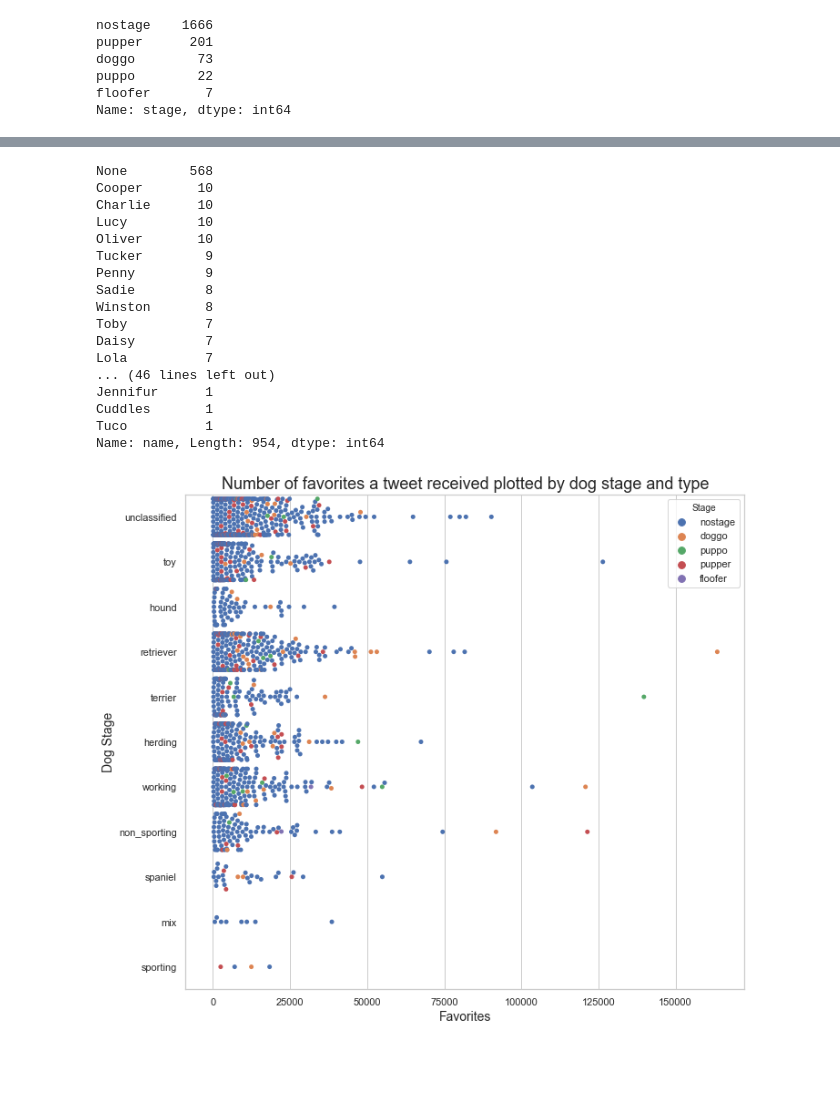
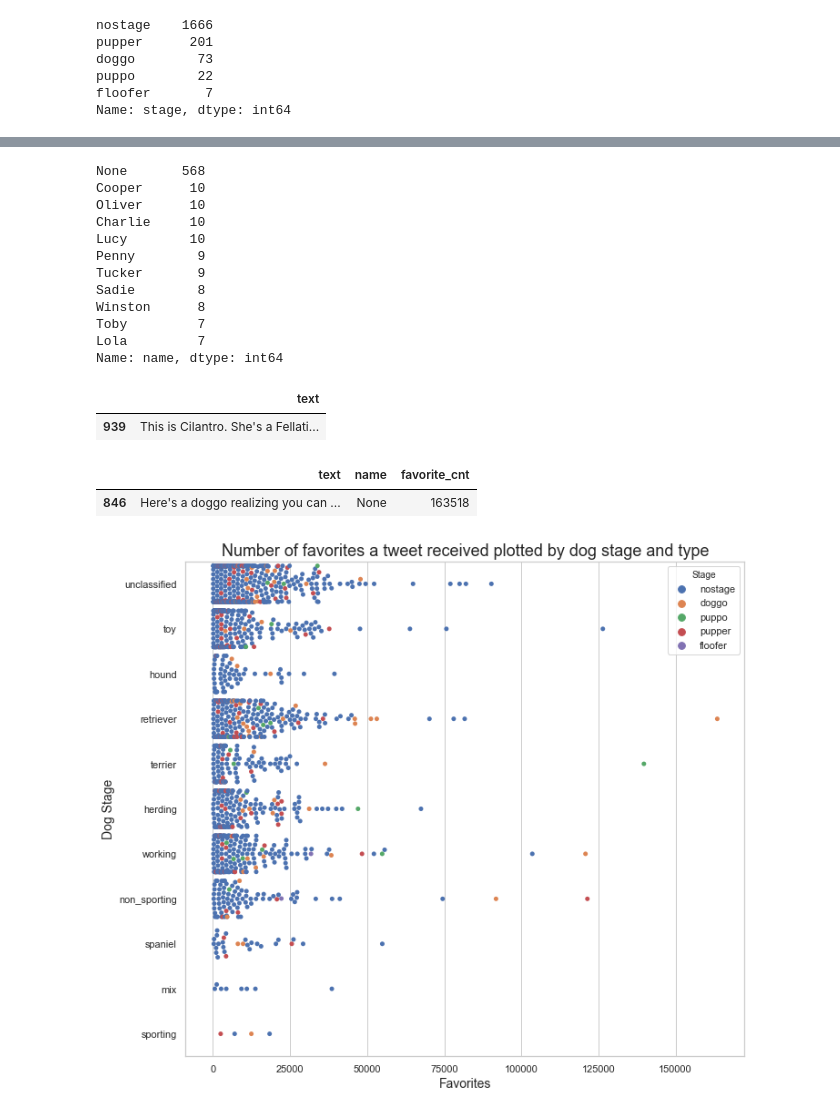
Before and after one commit to eherdter/FunData, a Jupyter notebook: WeRateDogs_TwitterAnalysis/wrangle_act.ipynb, the cells around one changed output, grey strips where cells are left out. Saved outputs shown, nothing was run; the diff lists cells and outputs as text; code cells hidden in the pictures; blank space fills up the shorter version.

```diff
--- a/WeRateDogs_TwitterAnalysis/wrangle_act.ipynb
+++ b/WeRateDogs_TwitterAnalysis/wrangle_act.ipynb
@@ -706,0 +711,6 @@ df1.loc[129, 'name'] = 'Boomer'
+# %%
+df1.loc[2046][['text', 'rating_denominator']]
+df1.loc[2046, 'rating_denominator'] = 10
+# %%
+df1.loc[871][['text', 'rating_denominator']]
+df1.loc[871, 'rating_denominator'] = 10
@@ -707,3 +719,6 @@ df1.loc[129, 'name'] = 'Boomer'
+# %%
+df1[df1['rating_denominator'] < 10][['text', 'rating_denominator']]
+df1.loc[411, 'rating_denominator'] = 'None'
 # %% [markdown]
 ### Tidy Data Issues
 # %% [markdown]
@@ -920,7 +935,7 @@ herding = ['Pembroke', 'Shetland_sheepdog', 'German_shepherd', 'Shetland_sheepdo
 working = ['malmute', 'Great_Pyrenees', 'Great_Dane','Bernese_mountain_dog' ,'Samoyed', 'Siberian_husky', 'Eskimo_dog', 'Rottweiler', 'kuvasz' ,'malamute', 'vizsla', 'boxer', 'German_short-haired_pointer', 'Brittany_spaniel', 'English_springer']
 hound =['whippet', 'bluetick','borzoi','basenji','basset', 'beagle']
 terrier = ['American_Staffordshire_terrier', 'Norwich_terrier', 'Staffordshire_bullterrier','Norfolk_terrier','cairn', 'Airedale', 'Lakeland_terrier', 'West_Highland_white_terrier', 'soft-coated_wheaten_terrier', 'Yorkshire_terrier', 'Border_terrier','Irish_terrier', 'Bedlington_terrier']
-spaniel =['cocker_spaniel']
+spaniel =['cocker_spaniel', 'Japanese_spaniel']
 sporting =['Irish_setter']
 mix = ['dingo']
 # %%
@@ -986,23 +983,28 @@ Name: rating, dtype: int64
 # %%
-df1.name.value_counts()
+df1.name.value_counts()[0:11]
 # %% [output]
-None        568
-Cooper       10
-Charlie      10
-Lucy         10
-Oliver       10
-Tucker        9
-Penny         9
-Sadie         8
-Winston       8
-Toby          7
-Daisy         7
-Lola          7
-... (46 lines left out)
-Jennifur      1
-Cuddles       1
-Tuco          1
-Name: name, Length: 954, dtype: int64
+None       568
+Cooper      10
+Oliver      10
+Charlie     10
+Lucy        10
+Penny        9
+Tucker       9
+Sadie        8
+Winston      8
+Toby         7
+Lola         7
+Name: name, dtype: int64
+# %%
+df1[df1['name'] == "Cilantro"][['text']]
+# %% [output]
+|  | text |
+| 939 | This is Cilantro. She's a Fellati... |
+# %%
+df1[df1['favorite_cnt']==df1.favorite_cnt.max()][['text','name', 'favorite_cnt']]
+# %% [output]
+|  | text | name | favorite_cnt |
+| 846 | Here's a doggo realizing you can ... | None | 163518 |
 # %%
 sns.set(style="whitegrid")
 
```
Also changed, not shown: parts of 28 cells of this notebook.
